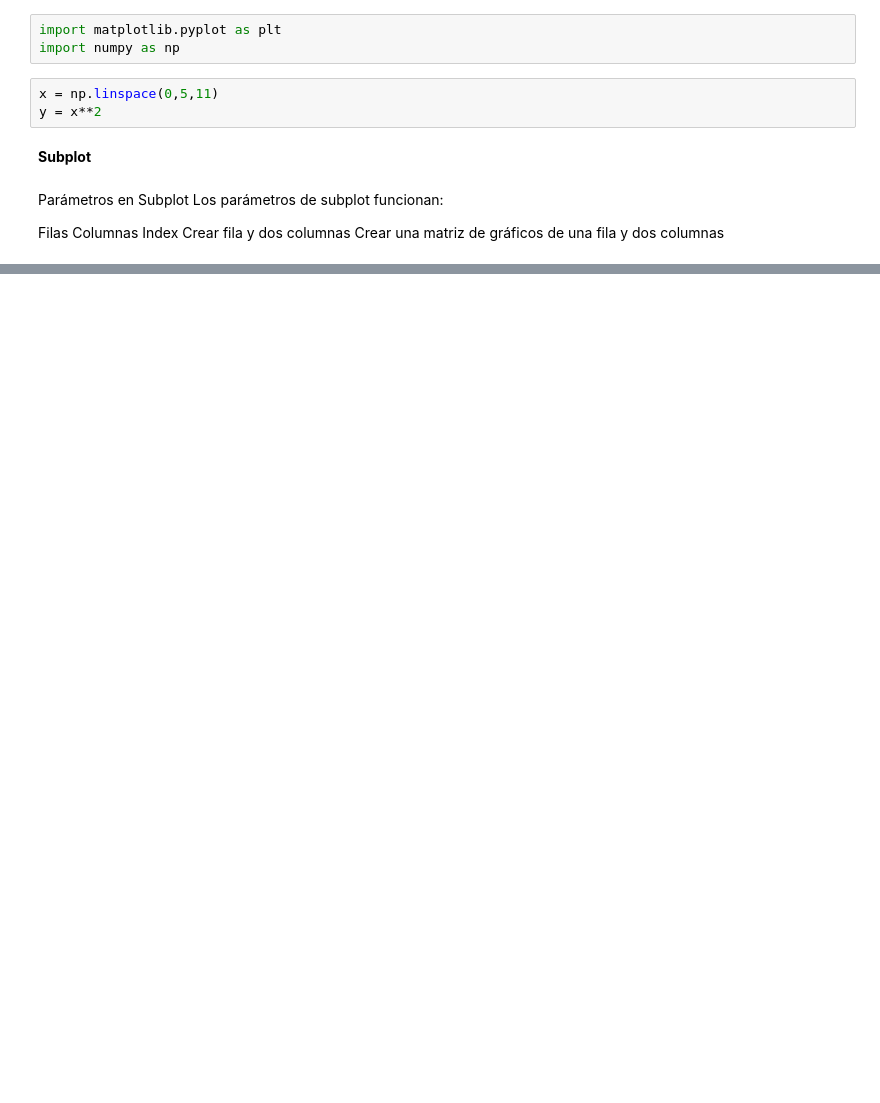
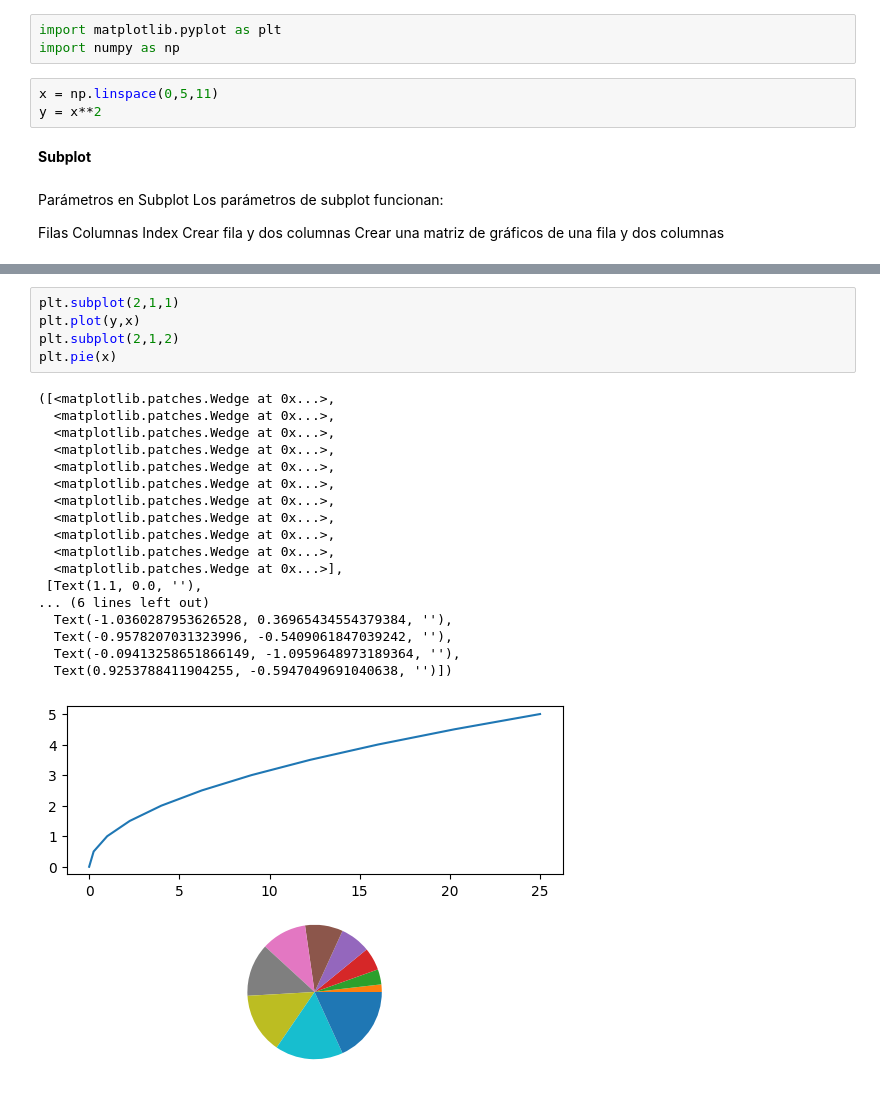
Before and after one commit to JuanDiegoZ/matplotlib, a Jupyter notebook: subplot.ipynb, the cells around one changed output, grey strips where cells are left out. Cells and saved outputs as stored; diff of their text form; blank space fills up the shorter version.

```diff
--- a/subplot.ipynb
+++ b/subplot.ipynb
@@ -26,0 +27,24 @@ plt.triplot(x,y)
+# %%
+plt.subplot(2,1,1)
+plt.plot(y,x)
+plt.subplot(2,1,2)
+plt.pie(x)
+# %% [output]
+([<matplotlib.patches.Wedge at 0x...>,
+  <matplotlib.patches.Wedge at 0x...>,
+  <matplotlib.patches.Wedge at 0x...>,
+  <matplotlib.patches.Wedge at 0x...>,
+  <matplotlib.patches.Wedge at 0x...>,
+  <matplotlib.patches.Wedge at 0x...>,
+  <matplotlib.patches.Wedge at 0x...>,
+  <matplotlib.patches.Wedge at 0x...>,
+  <matplotlib.patches.Wedge at 0x...>,
+  <matplotlib.patches.Wedge at 0x...>,
+  <matplotlib.patches.Wedge at 0x...>],
+ [Text(1.1, 0.0, ''),
+... (6 lines left out)
+  Text(-1.0360287953626528, 0.36965434554379384, ''),
+  Text(-0.9578207031323996, -0.5409061847039242, ''),
+  Text(-0.09413258651866149, -1.0959648973189364, ''),
+  Text(0.9253788411904255, -0.5947049691040638, '')])
+[figure, added]
```
Also changed, not shown: parts of 1 cell of this notebook, 3 other files.
